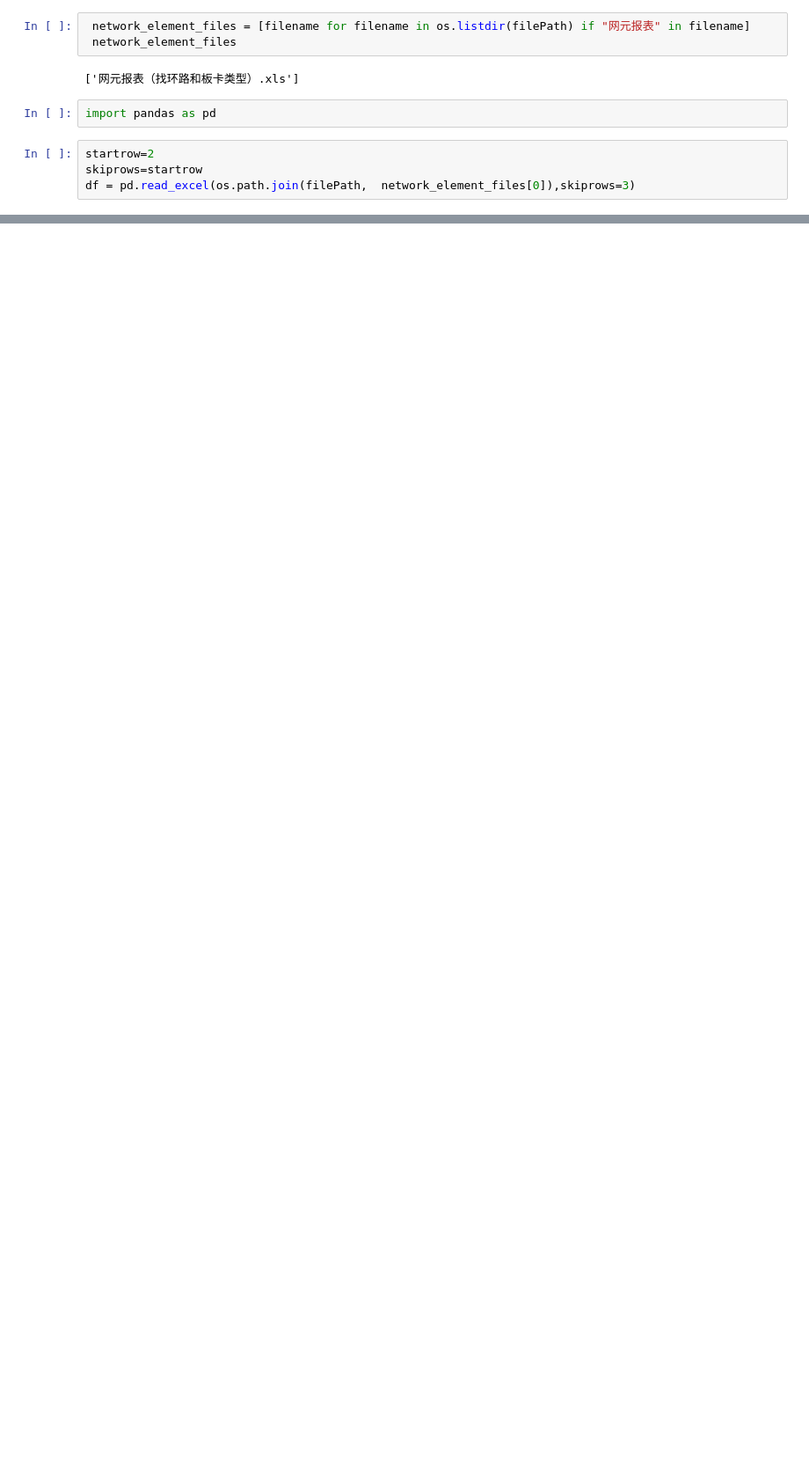
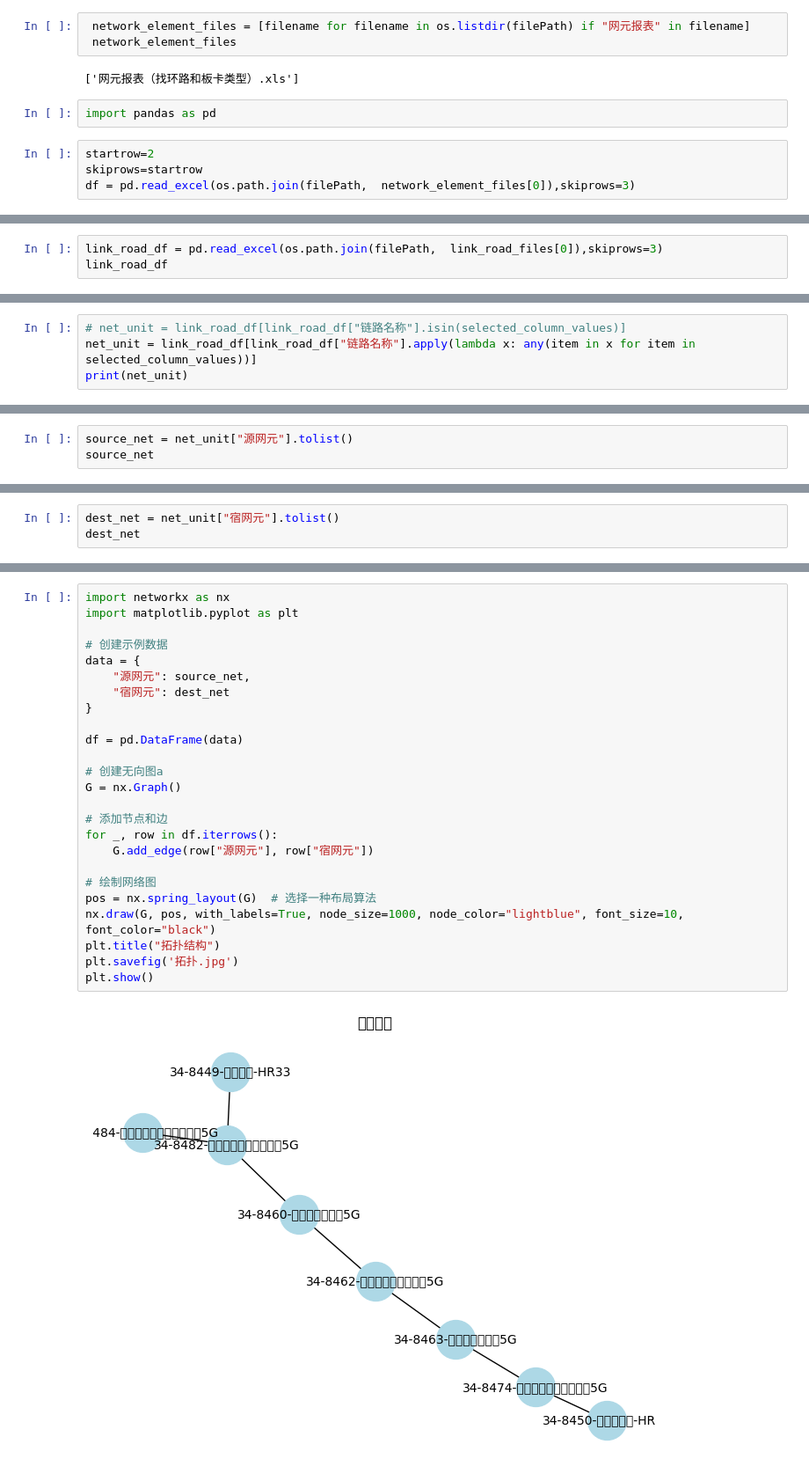
Before and after one commit to Demonwuwen/zwpycad, a Jupyter notebook: Untitled.ipynb, the cells around one changed output, grey strips where cells are left out. Shown at 88% size. Saved outputs shown, nothing was run; the diff lists cells and outputs as text; blank space fills up the shorter version.

```diff
--- a/Untitled.ipynb
+++ b/Untitled.ipynb
@@ -72,0 +59,3 @@ df
+# %%
+link_road_df = pd.read_excel(os.path.join(filePath,  link_road_files[0]),skiprows=3)
+link_road_df
@@ -72,0 +76,4 @@ df
+# %%
+# net_unit = link_road_df[link_road_df["链路名称"].isin(selected_column_values)]
+net_unit = link_road_df[link_road_df["链路名称"].apply(lambda x: any(item in x for item in selected_column_values))]
+print(net_unit)
@@ -72,0 +98,3 @@ df
+# %%
+source_net = net_unit["源网元"].tolist()
+source_net
@@ -72,0 +109,3 @@ df
+# %%
+dest_net = net_unit["宿网元"].tolist()
+dest_net
@@ -72,0 +120,27 @@ df
+# %%
+import networkx as nx
+import matplotlib.pyplot as plt
+
+# 创建示例数据
+data = {
+    "源网元": source_net,
+    "宿网元": dest_net
+}
+
+df = pd.DataFrame(data)
+
+# 创建无向图a
+G = nx.Graph()
+
+# 添加节点和边
+for _, row in df.iterrows():
+    G.add_edge(row["源网元"], row["宿网元"])
+
+# 绘制网络图
+pos = nx.spring_layout(G)  # 选择一种布局算法
+nx.draw(G, pos, with_labels=True, node_size=1000, node_color="lightblue", font_size=10, font_color="black")
+plt.title("拓扑结构")
+plt.savefig('拓扑.jpg')
+plt.show()
+# %% [output]
+[figure, added]
```
Also changed, not shown: parts of 10 cells of this notebook, 3 other files.
